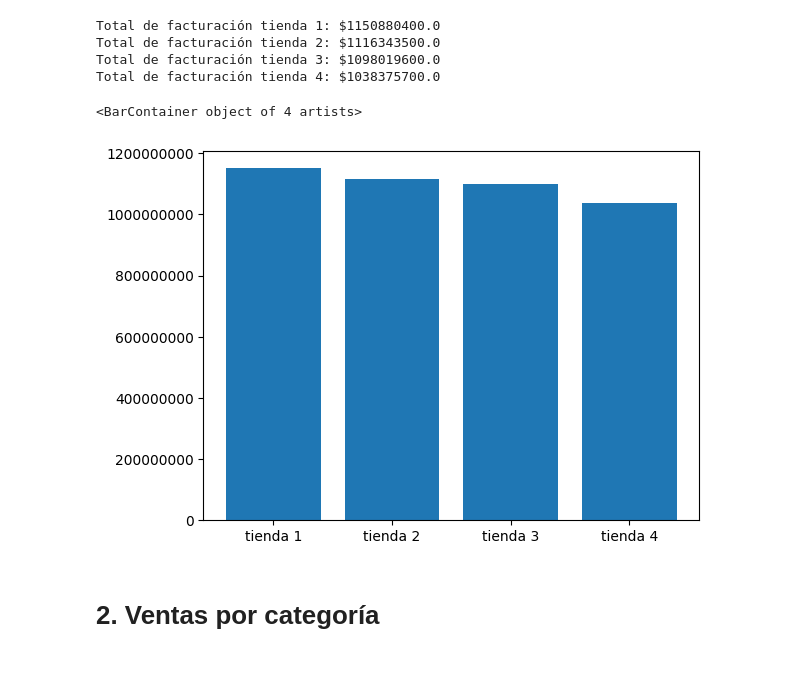
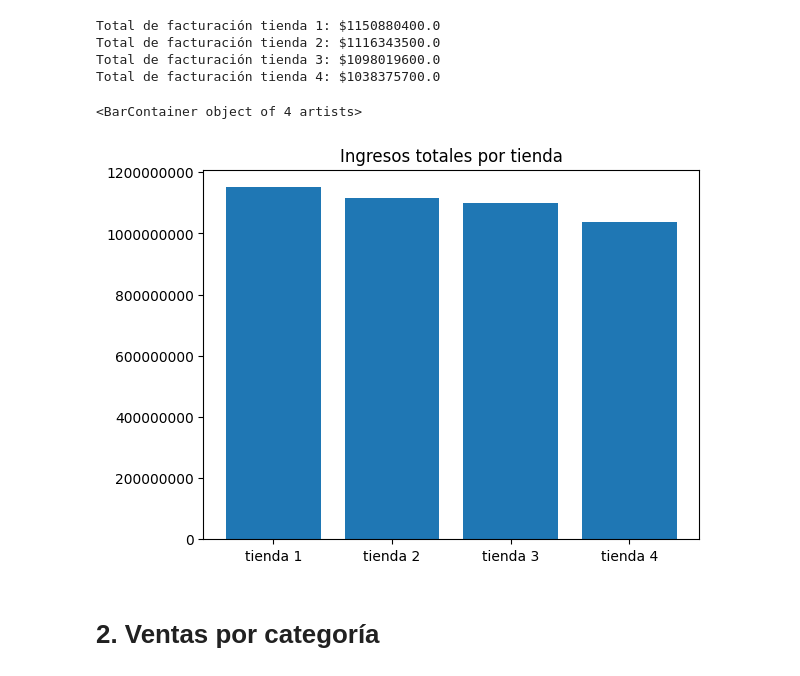
Before and after one commit to mluiso/alura-challenge-ds-1, a Jupyter notebook: AluraStoreLatam.ipynb, the cells around one changed output. Cells and saved outputs as stored; diff of their text form; code cells hidden in the pictures.

```diff
--- a/AluraStoreLatam.ipynb
+++ b/AluraStoreLatam.ipynb
@@ -54,10 +54,11 @@ Total de facturación tienda 3: $1098019600.0
 Total de facturación tienda 4: $1038375700.0
 # %%
 plt.ticklabel_format(style='plain', useOffset=False, axis='y')
+plt.title("Ingresos totales por tienda")
 plt.bar(list(tienda_fc.keys()),list(tienda_fc.values()))
 # %% [output]
 <BarContainer object of 4 artists>
-[figure, old version]
+[figure, new version]
 # %% [markdown]
 # 2. Ventas por categoría
 # %%
```
Also changed, not shown: parts of 2 cells of this notebook.
